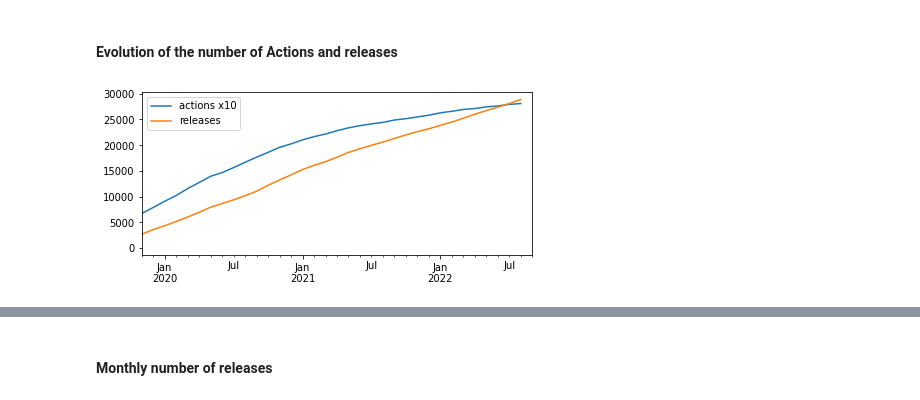
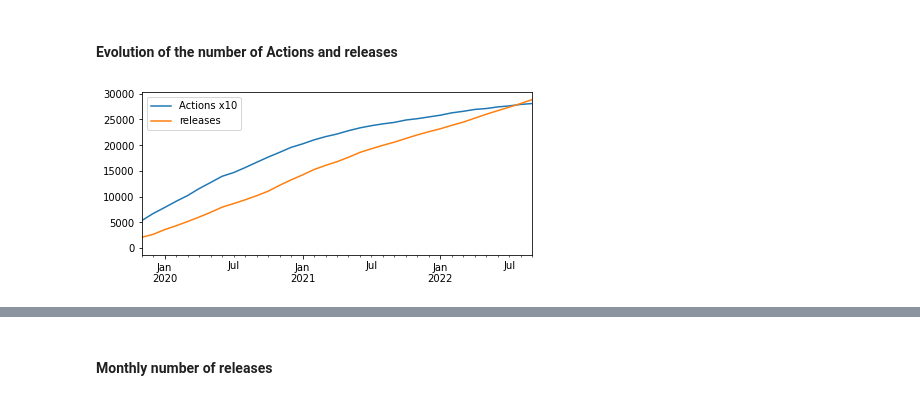
Before and after one commit to AlexandreDecan/secos-ghalag, a Jupyter notebook: notebooks/Release frequency.ipynb, the cells around one changed output, grey strips where cells are left out. Saved outputs shown, nothing was run; the diff lists cells and outputs as text; code cells hidden in the pictures.

```diff
--- a/notebooks/Release frequency.ipynb
+++ b/notebooks/Release frequency.ipynb
@@ -59,41 +59,41 @@ There are 2811 distinct actions
 #### Evolution of the number of Actions and releases
 # %%
 fig, ax = matplotlib.pyplot.subplots()
-# fig.set_size_inches(FIG_SIZE)
 
 temp = (
     df_releases
     .sort_values('date', ascending=True)
     .drop_duplicates(['owner', 'repo'], keep='first')
     .assign(actions=lambda d: range(1, len(d) + 1))
     .merge(
         df_releases.sort_values('date', ascending=True).assign(releases=lambda d: range(1, len(d) + 1)),
         how='right',
         on=['owner', 'repo', 'date'],
     )
     [['date', 'owner', 'repo', 'actions', 'releases']]
     .fillna(method='ffill')
+    .assign(date=lambda d: d.date + pd.offsets.DateOffset(months=1))
     .groupby(pd.Grouper(key='date', freq='M'))
     .max()
 )
 
 (
     temp
     [['actions', 'releases']]
     .assign(actions=lambda d: d.actions * 10)
-    .rename(columns={'actions': 'actions x10'})
+    .rename(columns={'actions': 'Actions x10'})
     .plot(ax=ax, color=PALETTE)
 )
 
 ax.set(
     xlabel=None,
     xlim=DATE_RANGE,
     ylabel=None
 )
 
 savefig(fig, 'rel_evolution')
 # %% [output]
-[figure, old version]
+[figure, new version]
 # %%
 display(temp[lambda d: d.index >= DATE_RANGE[0]].iloc[0])
 display(temp.iloc[-1])
```
Also changed, not shown: parts of 3 cells of this notebook, 3 other files.
